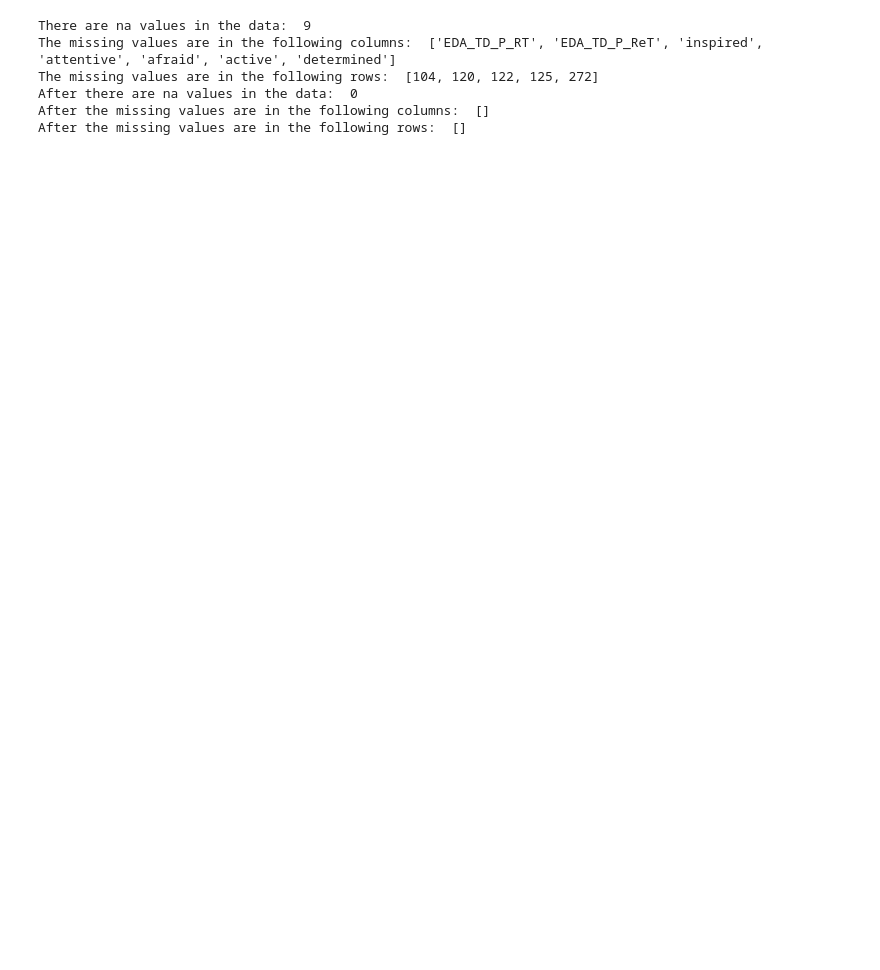
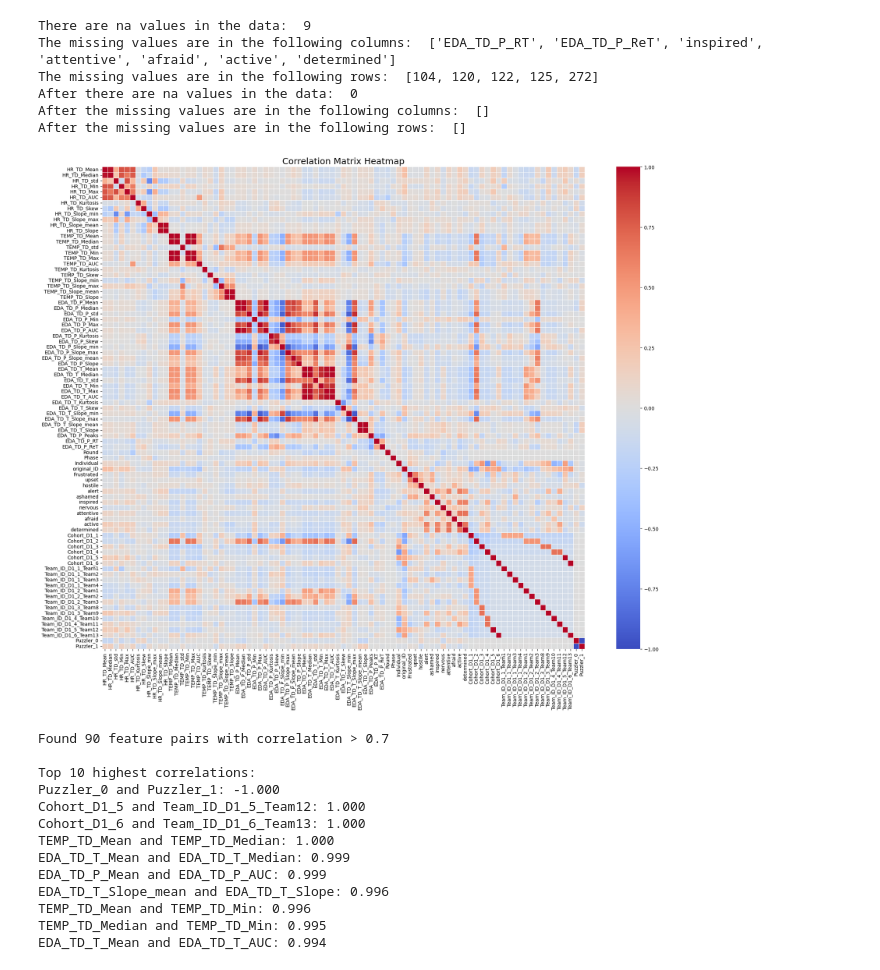
Before and after one commit to MrMustii/CDA_Case2, a Jupyter notebook: explore.ipynb, the cells around one changed output. Saved outputs shown, nothing was run; the diff lists cells and outputs as text; code cells hidden in the pictures; blank space fills up the shorter version.

```diff
--- a/explore.ipynb
+++ b/explore.ipynb
@@ -73,8 +78,12 @@ for col in hr_data.columns:
         else:
             hr_data[col] = hr_data[col].fillna(int(hr_data[col].mode()[0]))
 
+# Get the last element of the string in the column "Phase" and "Round" and make it int
+hr_data['Round'] = hr_data['Round'].apply(lambda x: int(x.split('_')[-1]))
+hr_data['Phase'] = hr_data['Phase'].apply(lambda x: int(x[-1]))
+
 # One hot encoding for the string columns
-hr_data_with_dummies = pd.get_dummies(hr_data, columns=['Cohort', 'Round', 'Phase', 'Team_ID', 'Puzzler'], dtype=np.int8)
+hr_data_with_dummies = pd.get_dummies(hr_data, columns=['Cohort', 'Team_ID', 'Puzzler'], dtype=np.int8)
 # hr_data_with_dummies.info()
 
 # Keep all columns except the first column (participant ID) the raw data path column
@@ -87,7 +96,7 @@ print("After there are na values in the data: ", hr_data.isna().sum().sum())
 print("After the missing values are in the following columns: ", hr_data.isna().sum()[hr_data.isna().sum() > 0].index.tolist())
 print("After the missing values are in the following rows: ", hr_data[hr_data.isna().sum(axis=1) > 0].index.tolist())
 
-numpy_data = hr_data_with_dummies.to_numpy()
+# numpy_data = hr_data_with_dummies.to_numpy()
 # %% [output]
 There are na values in the data:  9
 The missing values are in the following columns:  ['EDA_TD_P_RT', 'EDA_TD_P_ReT', 'inspired', 'attentive', 'afraid', 'active', 'determined']
@@ -95,6 +104,58 @@ The missing values are in the following rows:  [104, 120, 122, 125, 272]
 After there are na values in the data:  0
 After the missing values are in the following columns:  []
 After the missing values are in the following rows:  []
+# %%
+import seaborn as sns
+
+# Calculate correlation matrix
+corr_matrix = hr_data_with_dummies.corr()
+
+# Create a heatmap of the correlation matrix
+plt.figure(figsize=(20, 16))
+# Using seaborn for better visualization
+heatmap = sns.heatmap(corr_matrix, annot=False, cmap='coolwarm',
+                     vmin=-1, vmax=1, center=0, square=True, linewidths=0.5)
+plt.title('Correlation Matrix Heatmap', fontsize=18)
+plt.tight_layout()
+plt.show()
+
+# Find and display highly correlated features
+threshold = 0.7
+high_corr = corr_matrix.where(np.abs(corr_matrix) > threshold)
+
+# Get pairs of features with high correlation (excluding self-correlations)
+high_corr_pairs = []
+for i in range(len(corr_matrix.columns)):
+    for j in range(i+1, len(corr_matrix.columns)):
+        if abs(corr_matrix.iloc[i, j]) > threshold:
+            high_corr_pairs.append((corr_matrix.columns[i], corr_matrix.columns[j], corr_matrix.iloc[i, j]))
+
+# Display top high correlations
+if high_corr_pairs:
+    print(f"Found {len(high_corr_pairs)} feature pairs with correlation > {threshold}")
+    print("\nTop 10 highest correlations:")
+    for col1, col2, corr in sorted(high_corr_pairs, key=lambda x: abs(x[2]), reverse=True)[:10]:
+        print(f"{col1} and {col2}: {corr:.3f}")
+else:
+    print(f"No feature pairs with correlation > {threshold}")
+
+# Create numpy_data from hr_data_with_dummies for subsequent cells
+numpy_data = hr_data_with_dummies.to_numpy()
+# %% [output]
+[figure, added]
+Found 90 feature pairs with correlation > 0.7
+
+Top 10 highest correlations:
+Puzzler_0 and Puzzler_1: -1.000
+Cohort_D1_5 and Team_ID_D1_5_Team12: 1.000
+Cohort_D1_6 and Team_ID_D1_6_Team13: 1.000
+TEMP_TD_Mean and TEMP_TD_Median: 1.000
+EDA_TD_T_Mean and EDA_TD_T_Median: 0.999
+EDA_TD_P_Mean and EDA_TD_P_AUC: 0.999
+EDA_TD_T_Slope_mean and EDA_TD_T_Slope: 0.996
+TEMP_TD_Mean and TEMP_TD_Min: 0.996
+TEMP_TD_Median and TEMP_TD_Min: 0.995
+EDA_TD_T_Mean and EDA_TD_T_AUC: 0.994
 # %%
 # Normalize the data
 numpy_data = StandardScaler().fit_transform(numpy_data)
```
Also changed, not shown: parts of 10 cells of this notebook.
